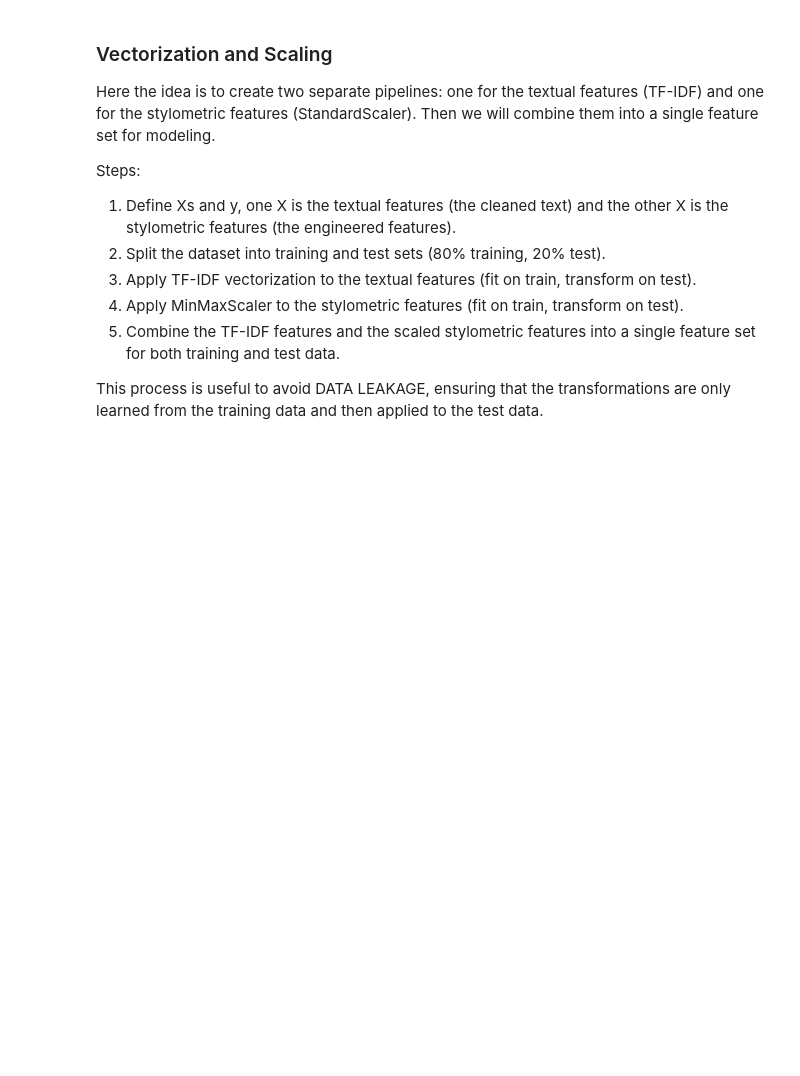
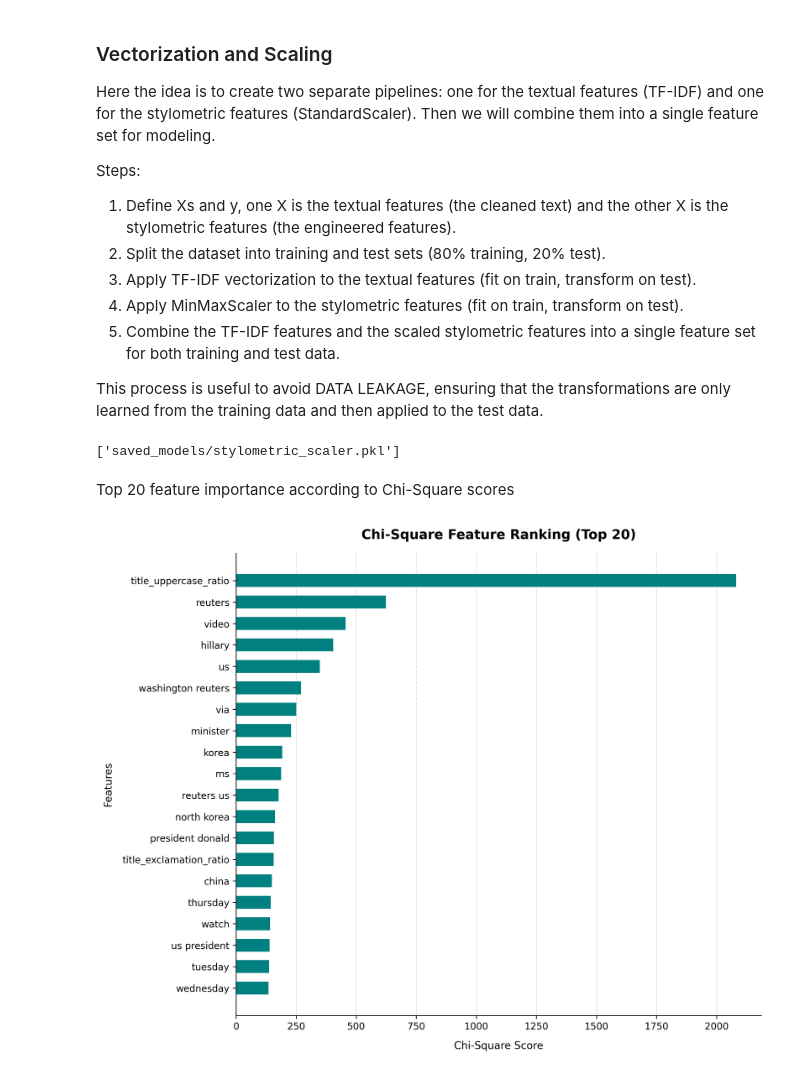
Before and after one commit to jackomazi/data-mining-and-machine-learning-project, a Jupyter notebook: fake_news_analysis_final.ipynb, the cells around one changed output. Saved outputs shown, nothing was run; the diff lists cells and outputs as text; code cells hidden in the pictures; blank space fills up the shorter version.

```diff
--- a/fake_news_analysis_final.ipynb
+++ b/fake_news_analysis_final.ipynb
@@ -364,11 +377,21 @@ stop_words = set(stopwords.words('english'))
 lemmatizer = WordNetLemmatizer()
 
 custom_stopwords = [
-    'said', 'mr', 'mrs', 'just', 'like', 'new', 'year', 'time', 'also', 'would', 'one',
-    'trump', 'clinton', 'hillary', 'obama', 'donald', 'barack', 'president',
-    'state', 'states', 'government', 'house', 'white', 'republican', 'democrat', 'american',
-    'reuters', 'washington', 'featured', 'image', 'images', 'getty', 'pic',
-    'twitter', 'com', 'via', 'fox', 'news', 'video', 'youtube'
+    "featured",
+    "image",
+    "twitter",
+    "com",
+    "pic",
+    "getty",
+    "news",
+    "said",
+    "mr",
+    "just",
+    "like",
+    "year",
+    "time",
+    "new",
+    "old",
 ]
 stop_words.update(custom_stopwords)
 
@@ -449,4 +472,51 @@ sparse.save_npz("saved_matrices/X_test_final.npz", X_test_final)
 
 np.save("saved_matrices/y_train.npy", y_train)
 np.save("saved_matrices/y_test.npy", y_test)
+# %%
+# save tfidf vector and stylometric scaler vector in saved_models
+directory = "saved_models/"
+os.makedirs(directory, exist_ok=True)
+
+joblib.dump(tfidf, f"{directory}tfidf_vectorizer.pkl")
+joblib.dump(scaler, f"{directory}stylometric_scaler.pkl")
+# %% [output]
+['saved_models/stylometric_scaler.pkl']
+# %% [markdown]
+Top 20 feature importance according to Chi-Square scores
+# %%
+tfidf_features = tfidf.get_feature_names_out()
+stylo_features = np.array(X_stylometric.columns)
+all_feature_names = np.concatenate([tfidf_features, stylo_features])
+
+selector = SelectKBest(score_func=chi2, k=20)
+selector.fit(X_train_final, y_train)
+
+chi2_scores = selector.scores_
+mi_series = pd.Series(chi2_scores, index=all_feature_names)
+mi_series = mi_series.fillna(0)
+top_features = mi_series.sort_values(ascending=True).tail(20)
+
+plt.figure(figsize=(10, 8), dpi=300)
+plt.title(
+    "Chi-Square Feature Ranking (Top 20)",
+    fontsize=14,
+    fontweight="bold",
+    pad=15
+)
+
+plt.barh(top_features.index, top_features.values, color="teal", align="center", height=0.6)
+plt.xlabel("Chi-Square Score", fontsize=11, labelpad=10)
+plt.ylabel("Features", fontsize=11, labelpad=10)
+
+plt.grid(axis='x', linestyle='--', alpha=0.5)
+plt.gca().set_axisbelow(True)
+
+for spine in ['top', 'right']:
+    plt.gca().spines[spine].set_visible(False)
+
+plt.tight_layout()
+plt.savefig("feature_importance.png", dpi=300, bbox_inches='tight')
+plt.show()
+# %% [output]
+[figure, added]
 # %% [markdown]
```
Also changed, not shown: parts of 52 cells of this notebook, 51 other files.
